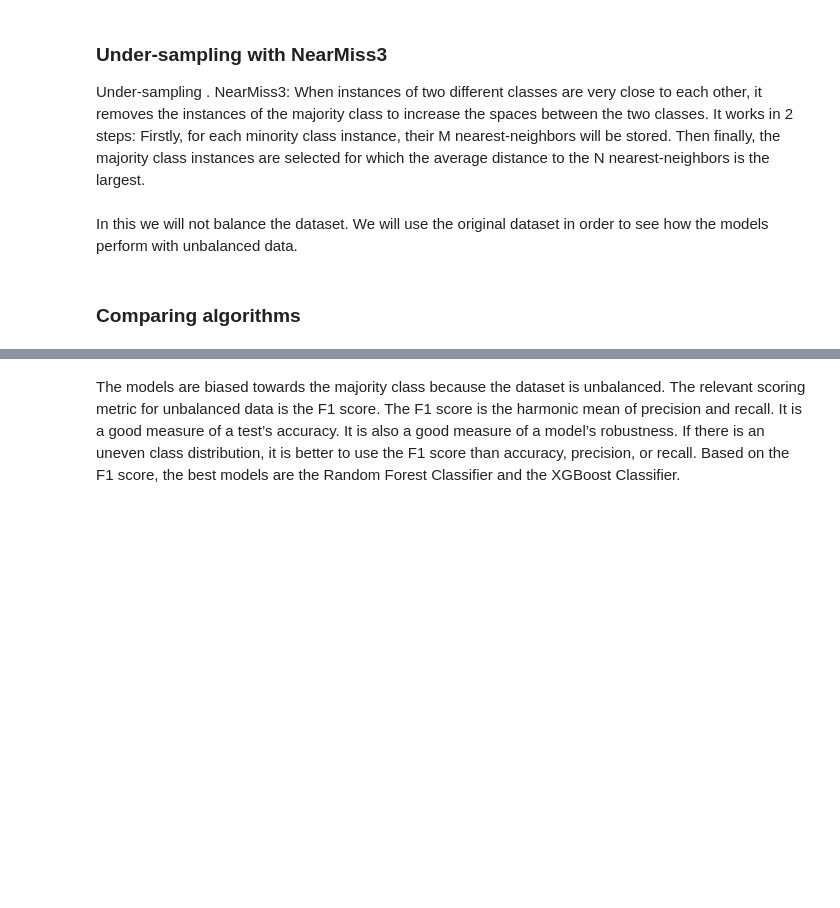
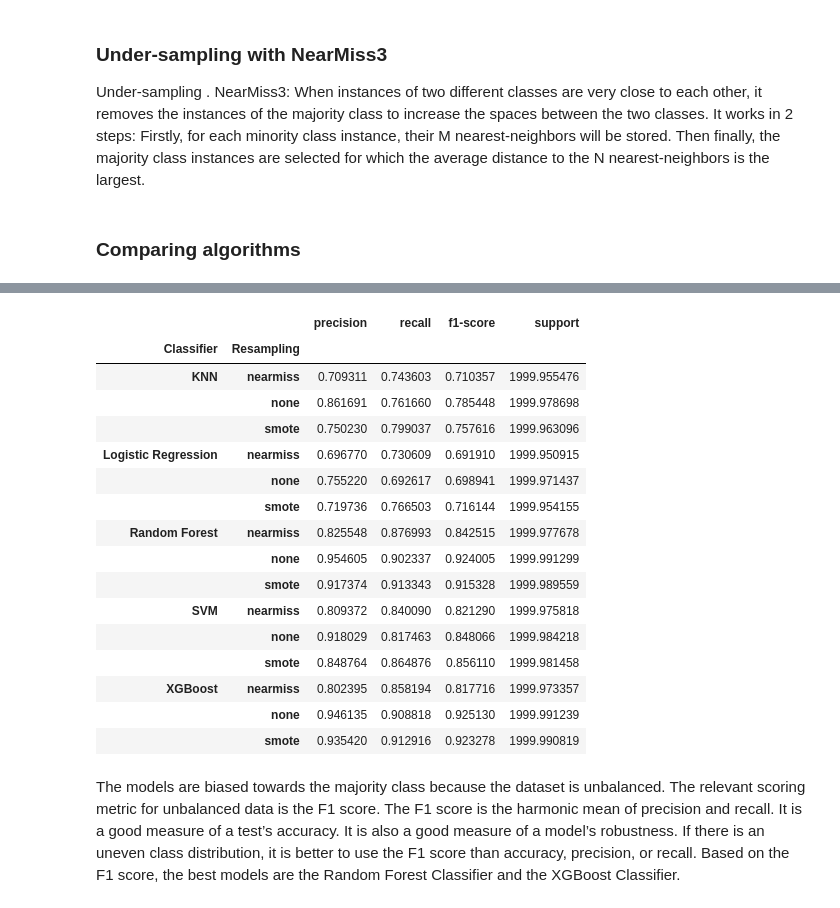
Before and after one commit to J700070/Data_Science-Tasa_de_abandono_telecom, a Jupyter notebook: churn.ipynb, the cells around one changed output, grey strips where cells are left out. Saved outputs shown, nothing was run; the diff lists cells and outputs as text; code cells hidden in the pictures; blank space fills up the shorter version.

```diff
--- a/churn.ipynb
+++ b/churn.ipynb
@@ -192,6 +194,9 @@ print("Unique target labels:", np.unique(y))
 # %% [output]
 There are 17 features and 3333 observations in the dataset.
 Unique target labels: [0 1]
+# %%
+# Perform train test split
+X_train, X_test, y_train, y_test = train_test_split(X, y, test_size=0.2, random_state=42)
 # %% [markdown]
 ### Over-sampling with SMOTE
 SMOTE: Synthetic Minority Over-sampling Technique SMOTE first selects a minority class instance a at random and finds its k nearest minority class neighbors. The synthetic instance is then created by choosing one of the k nearest neighbors b at random and connecting a and b to form a line segment in the feature space. The synthetic instances are generated as a convex combination of the two chosen instances a and b.
@@ -206,4 +211,2 @@ Under-sampling . NearMiss3: When instances of two different classes are very clo
-# %% [markdown]
-In this we will not balance the dataset. We will use the original dataset in order to see how the models perform with unbalanced data.
 # %% [markdown]
 ### Comparing algorithms
@@ -215,25 +242,51 @@ classifiers.append({"SVM": SVC(C = 10,class_weight='balanced', probability=True)
 classifiers.append({"KNN": KNeighborsClassifier(n_neighbors=5)})
 classifiers.append({"XGBoost": xgb.XGBClassifier(eval_metric = 'logloss',use_label_encoder=False)})
 
-# Create dfs to store results
-cols=['Classifier', 'Accuracy', 'Precision', 'Recall', 'F1']
+# deactivate warnings
+import warnings
+warnings.filterwarnings('ignore')
+warnings.simplefilter('ignore')
+
+# General df to store the classification report for all the models
+solution_df = pd.DataFrame()
 
 
-results_not_balanced = pd.DataFrame(columns=cols)
+for s_type in ['none','smote','nearmiss']:
+    for class_instance in classifiers:
+        name = list(class_instance.keys())[0]
+        classifier = list(class_instance.values())[0]
 
-for class_instance in classifiers:
-    name = list(class_instance.keys())[0]
-    classifier = list(class_instance.values())[0]
+        scores = cross_validate(classifier, X, y, scoring=["accuracy","precision","recall","f1"],cv=5)
+        y_pred = run_cv(X,y,classifier.__class__,type=s_type)
 
-    scores = cross_validate(classifier, X, y, scoring=["accuracy","precision","recall","f1"],cv=5)
-    scores_dict = {'Classifier': name, 'Accuracy': scores['test_accuracy'].mean(), 'Precision': scores['test_precision'].mean(), 'Recall': scores['test_recall'].mean(), 'F1': scores['test_f1'].mean()}
+        # Classification report in dictionary format
+        report_dict = classification_report(y, y_pred, output_dict=True)
 
-    # Round the scores to 3 decimal places if value is float, else leave it as it is
-    scores_dict = {k: round(v, 3) if isinstance(v, float) else v for k, v in scores_dict.items()}
-    results_not_balanced = pd.concat([results_not_balanced, pd.DataFrame([scores_dict])])
+        # Convert the dictionary to a dataframe
+        report_df = pd.DataFrame(report_dict).transpose()
 
-# Set classifier as index
-results_not_balanced.set_index('Classifier', inplace=True)
+        # Add classifier name to the report
+        report_df['Classifier'] = name
 
-print(results_not_balanced)
+        # Add the resampling type to the report
+        report_df['Resampling'] = s_type
+
+        # Add the report to the general df
+        solution_df = pd.concat([solution_df, report_df])
+
+
+
+        # Round the scores to 3 decimal places if value is float, else leave it as it is
+        # scores_dict = {k: round(v, 3) if isinstance(v, float) else v for k, v in scores_dict.items()}
+
+
+
+
+# Set classifier + resampling as index
+solution_df = solution_df.set_index(['Classifier','Resampling'])
+
+
+# Group by classifier and resampling and take the mean of the scores
+solution_df = solution_df.groupby(['Classifier','Resampling']).mean()
+solution_df
 # %% [output]
@@ -247,3 +308,20 @@ XGBoost                0.955     0.916  0.758  0.829
+|  |  | precision | recall | f1-score | support |
+| Classifier | Resampling |  |  |  |  |
+| KNN | nearmiss | 0.709311 | 0.743603 | 0.710357 | 1999.955476 |
+|  | none | 0.861691 | 0.761660 | 0.785448 | 1999.978698 |
+|  | smote | 0.750230 | 0.799037 | 0.757616 | 1999.963096 |
+| Logistic Regression | nearmiss | 0.696770 | 0.730609 | 0.691910 | 1999.950915 |
+|  | none | 0.755220 | 0.692617 | 0.698941 | 1999.971437 |
+|  | smote | 0.719736 | 0.766503 | 0.716144 | 1999.954155 |
+| Random Forest | nearmiss | 0.825548 | 0.876993 | 0.842515 | 1999.977678 |
+|  | none | 0.954605 | 0.902337 | 0.924005 | 1999.991299 |
+|  | smote | 0.917374 | 0.913343 | 0.915328 | 1999.989559 |
+| SVM | nearmiss | 0.809372 | 0.840090 | 0.821290 | 1999.975818 |
+|  | none | 0.918029 | 0.817463 | 0.848066 | 1999.984218 |
+|  | smote | 0.848764 | 0.864876 | 0.856110 | 1999.981458 |
+| XGBoost | nearmiss | 0.802395 | 0.858194 | 0.817716 | 1999.973357 |
+|  | none | 0.946135 | 0.908818 | 0.925130 | 1999.991239 |
+|  | smote | 0.935420 | 0.912916 | 0.923278 | 1999.990819 |
 # %% [markdown]
 The models are biased towards the majority class because the dataset is unbalanced. The relevant scoring metric for unbalanced data is the F1 score. The F1 score is the harmonic mean of precision and recall. It is a good measure of a test’s accuracy. It is also a good measure of a model’s robustness. If there is an uneven class distribution, it is better to use the F1 score than accuracy, precision, or recall. Based on the F1 score, the best models are the Random Forest Classifier and the XGBoost Classifier.
 # %%
```
Also changed, not shown: parts of 10 cells of this notebook.
